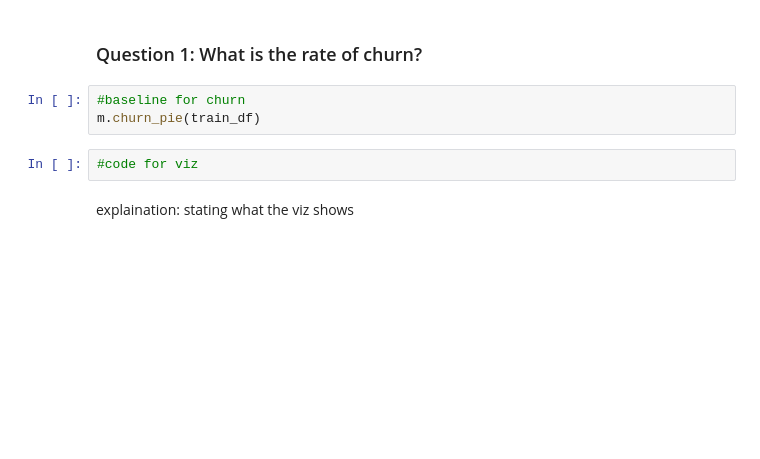
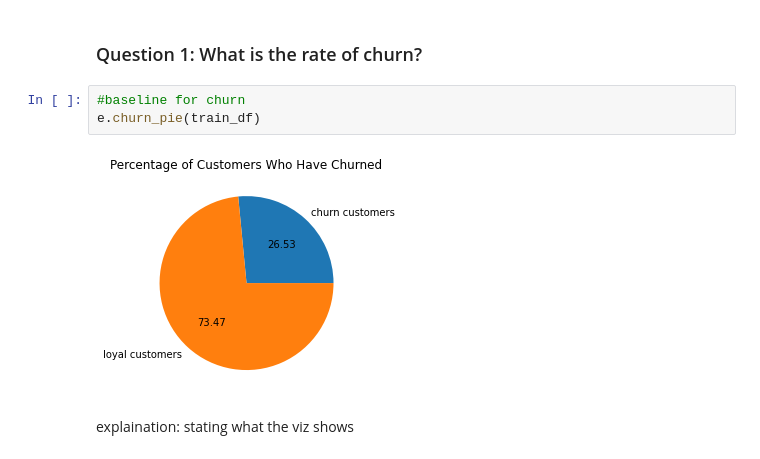
Before and after one commit to Naomi-SB/Codeup-Project-1-Classification-on-Telco-Data, a Jupyter notebook: MVP.ipynb, the cells around one changed output. Drawn from its saved outputs; the diff is of its cells as text; blank space fills up the shorter version.

```diff
--- a/MVP.ipynb
+++ b/MVP.ipynb
@@ -61,9 +93,9 @@ train_df.info()
 ### Question 1: What is the rate of churn?
 # %%
 #baseline for churn
-m.churn_pie(train_df)
+e.churn_pie(train_df)
+# %% [output]
+[figure, added]
-# %%
-#code for viz
 # %% [markdown]
 explaination: stating what the viz shows
 # %% [markdown]
```
Also changed, not shown: parts of 27 cells of this notebook, 4 other files.
